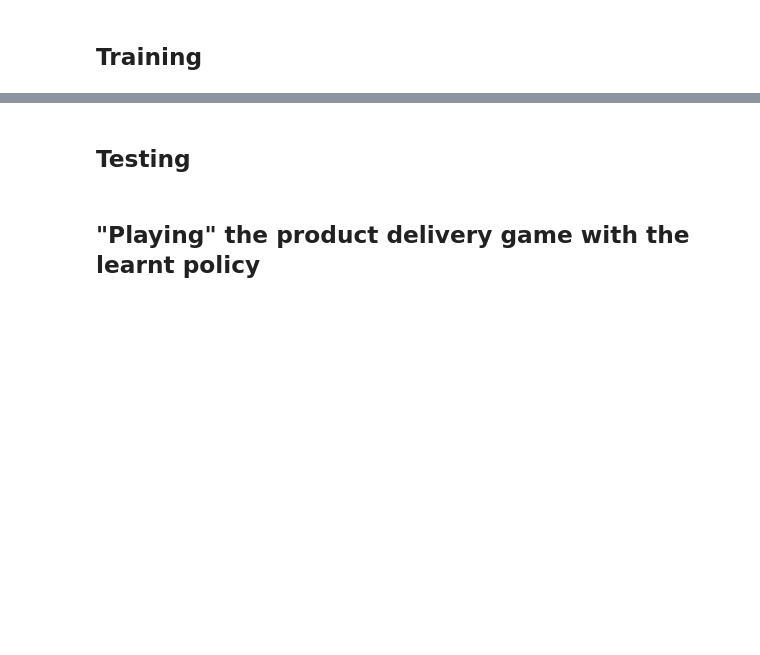
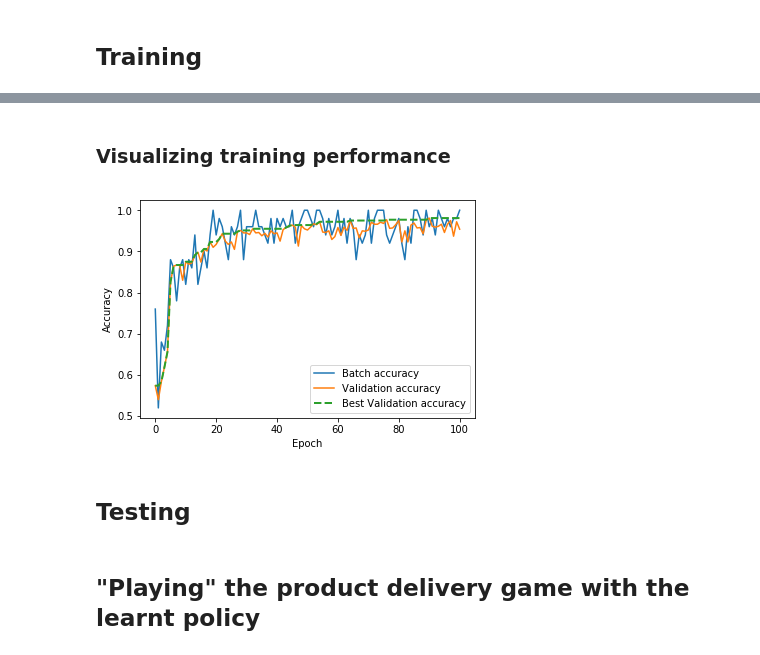
Before and after one commit to dsalgador/master-thesis, a Jupyter notebook: Imitation-Learning/Chapter5-Simulations.ipynb, the cells around one changed output, grey strips where cells are left out. Drawn from its saved outputs; the diff is of its cells as text; code cells hidden in the pictures; blank space fills up the shorter version.

```diff
--- a/Imitation-Learning/Chapter5-Simulations.ipynb
+++ b/Imitation-Learning/Chapter5-Simulations.ipynb
@@ -255,3 +263,16 @@ SIMULATION = 1
+# %%
+SIMULATION = 1
+
+# Simulation parameters
+simulation_directory = './simulations/simulation{}'.format(SIMULATION)
+if not os.path.exists(simulation_directory):
+    os.makedirs(simulation_directory)
+
+model_file = simulation_directory + f'/final_nn_classifier_sim{SIMULATION}.ckpt' #.format(SIMULATION)
+graph_file =  '{}.meta'.format(model_file)
+
+# File to output performance metrics during training
+training_file = simulation_directory+'/training-metrics.csv'.format(SIMULATION)
 # %%
 reset_graph()
 
@@ -418,3 +450,22 @@ Elapsed time  0.04  minutes.  Best Validation accuracy:  0.88
+# %% [markdown]
+### Visualizing training performance
+# %%
+metrics = pd.read_table(training_file, sep = ",")
+metrics.head()
+
+plt.plot(metrics['epoch'],metrics['acc_train'], label = "Batch accuracy")
+plt.plot(metrics['epoch'],metrics['acc_val'], label = "Validation accuracy")
+plt.plot(metrics['epoch'],metrics['best_acc_val'], label = "Best Validation accuracy",linestyle = '--',linewidth = 2.0)
+
+plt.xlabel("Epoch")
+plt.ylabel("Accuracy")
+plt.legend(loc='best')
+
+plt.show()
+
+plt.close()
+# %% [output]
+[figure, added]
 # %% [markdown]
 ## Testing
 # %%
```
Also changed, not shown: parts of 8 cells of this notebook.
